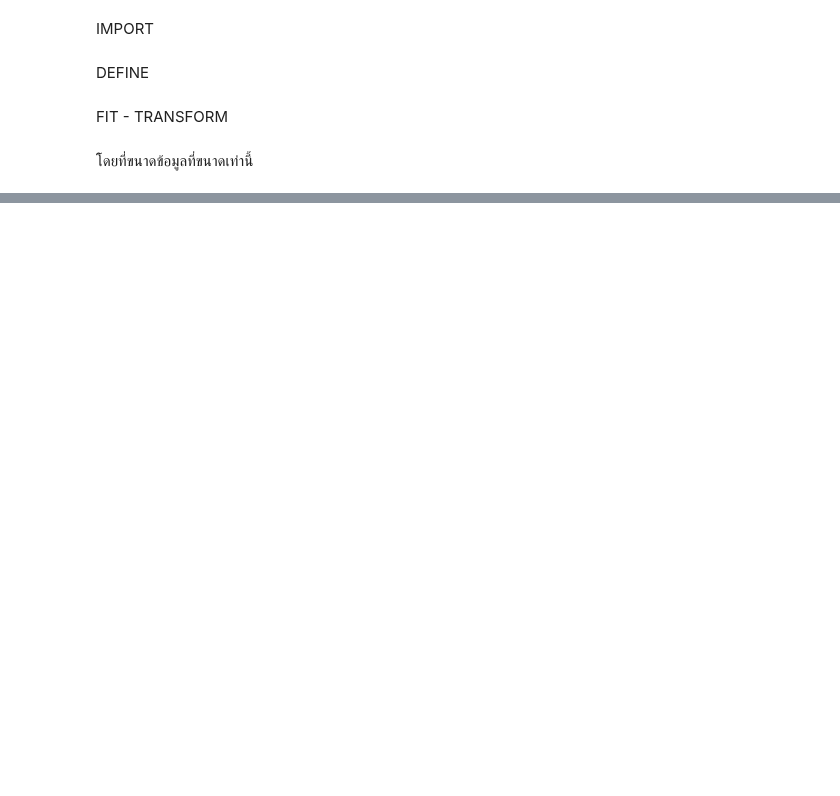
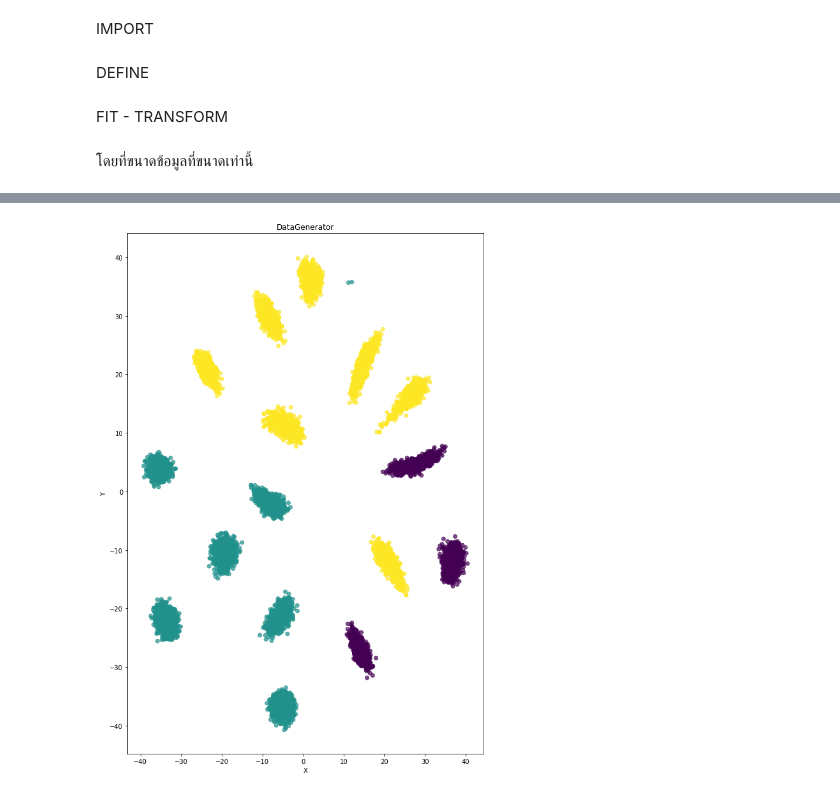
Before and after one commit to sitthatkaja/multivariate, a Jupyter notebook: Multivariate_Exam.ipynb, the cells around one changed output, grey strips where cells are left out. Saved outputs shown, nothing was run; the diff lists cells and outputs as text; code cells hidden in the pictures; blank space fills up the shorter version.

```diff
--- a/Multivariate_Exam.ipynb
+++ b/Multivariate_Exam.ipynb
@@ -403,0 +487,8 @@ data_fa.shape
+# %%
+#กราฟข้อที่ 3 แบบ MDS
+plt.scatter(data_mds[:,0],data_mds[:,1],c=m,alpha=0.7)
+plt.title('DataGenerator')
+plt.xlabel('X')
+plt.ylabel('Y');
+# %% [output]
+[figure, added]
```
Also changed, not shown: parts of 27 cells of this notebook.
